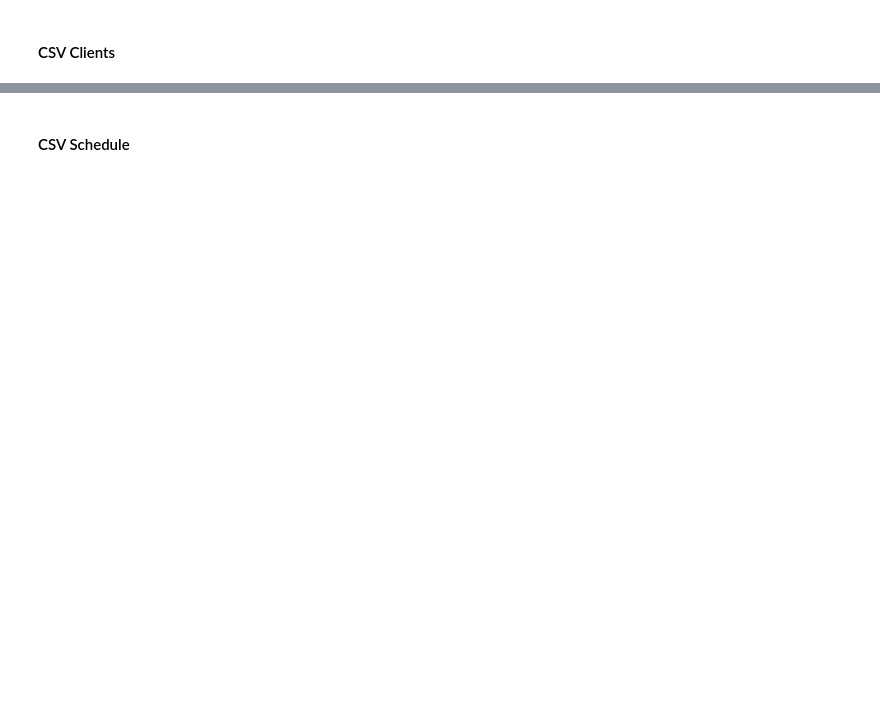
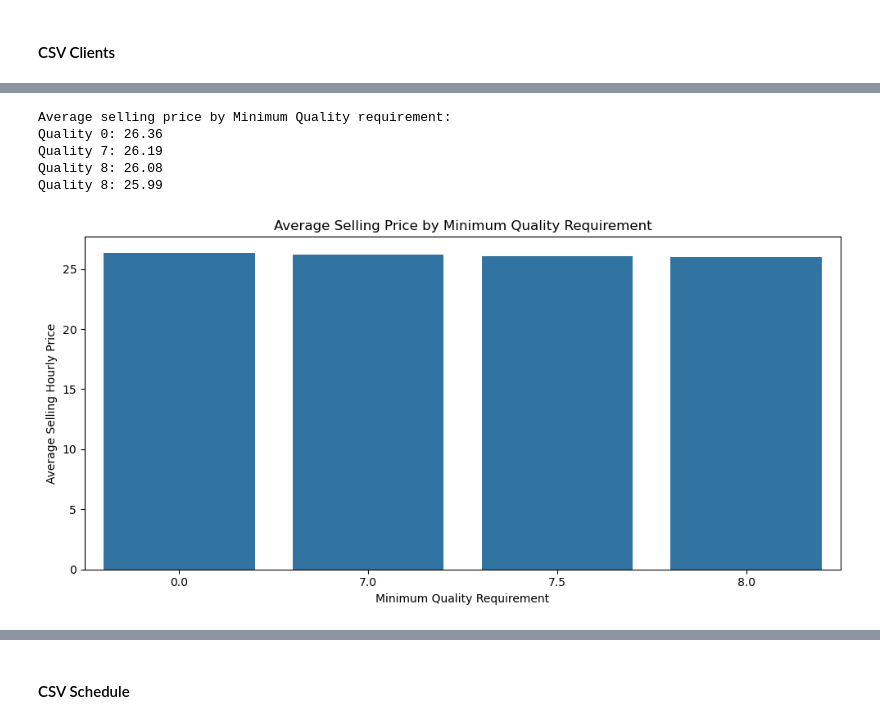
Before and after one commit to dmxocean/synthesisOne, a Jupyter notebook: notebooks/data_analysis.ipynb, the cells around one changed output, grey strips where cells are left out. Saved outputs shown, nothing was run; the diff lists cells and outputs as text; code cells hidden in the pictures; blank space fills up the shorter version.

```diff
--- a/notebooks/data_analysis.ipynb
+++ b/notebooks/data_analysis.ipynb
@@ -171,0 +388,22 @@ plt.show()
+# %%
+# Average selling price by Minimum Quality
+avg_price_by_quality = df_clients.groupby("MIN_QUALITY")["SELLING_HOURLY_PRICE"].mean().reset_index()
+
+print("Average selling price by Minimum Quality requirement:")
+for quality in avg_price_by_quality["MIN_QUALITY"]:
+    print(f"Quality {quality:.0f}: {avg_price_by_quality[avg_price_by_quality['MIN_QUALITY'] == quality]['SELLING_HOURLY_PRICE'].values[0]:.2f}")
+
+plt.figure(figsize=(10, 5))
+sns.barplot(data=avg_price_by_quality, x="MIN_QUALITY", y="SELLING_HOURLY_PRICE")
+plt.title("Average Selling Price by Minimum Quality Requirement")
+plt.xlabel("Minimum Quality Requirement")
+plt.ylabel("Average Selling Hourly Price")
+plt.tight_layout()
+plt.show()
+# %% [output]
+Average selling price by Minimum Quality requirement:
+Quality 0: 26.36
+Quality 7: 26.19
+Quality 8: 26.08
+Quality 8: 25.99
+[figure, added]
```
Also changed, not shown: parts of 57 cells of this notebook.
